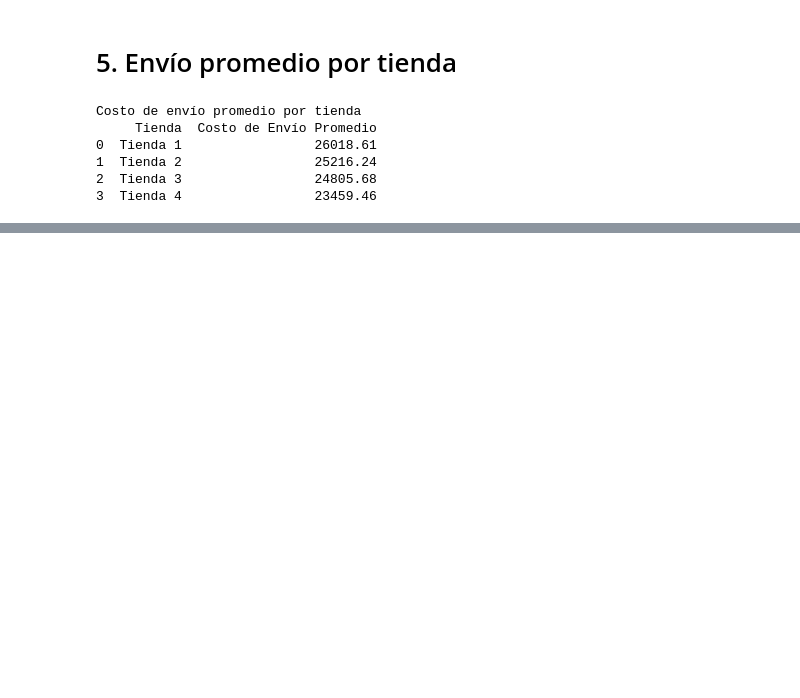
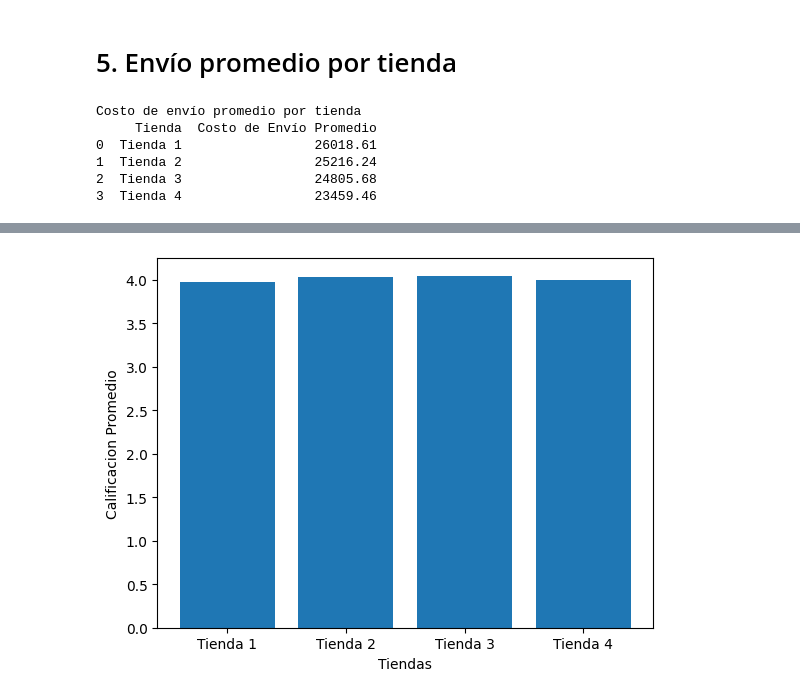
Before and after one commit to Ser2k2/challenge1-data-science-latam, a Jupyter notebook: AluraStoreLatam.ipynb, the cells around one changed output, grey strips where cells are left out. Cells and saved outputs as stored; diff of their text form; code cells hidden in the pictures; blank space fills up the shorter version.

```diff
--- a/AluraStoreLatam.ipynb
+++ b/AluraStoreLatam.ipynb
@@ -207,0 +223,9 @@ Costo de envío promedio por tienda
+# %%
+x_tienda_resenia = ['Tienda 1', 'Tienda 2', 'Tienda 3', 'Tienda 4']
+y_tienda_calificacion = [calificacion_promedio_tienda1, calificacion_promedio_tienda2, calificacion_promedio_tienda3, calificacion_promedio_tienda4]
+plt.xlabel("Tiendas")
+plt.ylabel("Calificacion Promedio")
+plt.bar(x_tienda_resenia, y_tienda_calificacion)
+plt.show()
+# %% [output]
+[figure, added]
```
Also changed, not shown: parts of 3 cells of this notebook.
